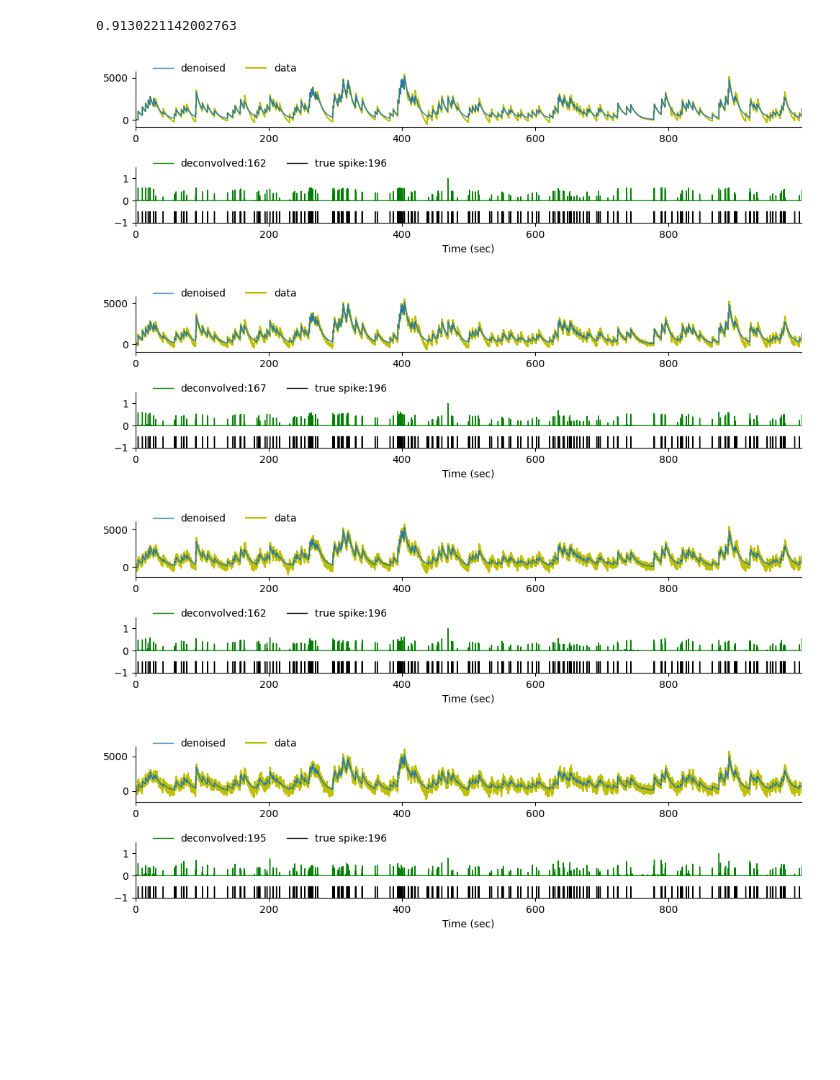
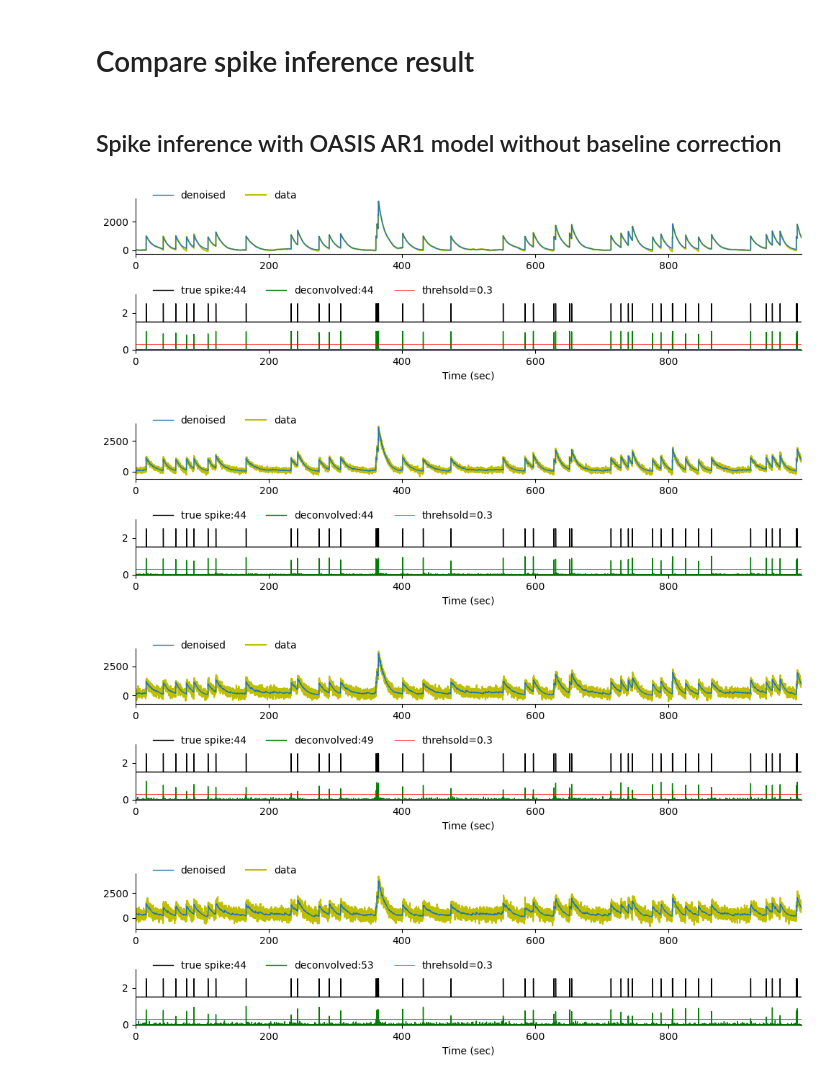
Before and after one commit to yoshihito-saito/Spike_deconvolution_simulation, a Jupyter notebook: Simulate_Deconvolution.ipynb, the cells around one changed output. Drawn from its saved outputs; the diff is of its cells as text; code cells hidden in the pictures; blank space fills up the shorter version.

```diff
--- a/Simulate_Deconvolution.ipynb
+++ b/Simulate_Deconvolution.ipynb
@@ -126,13 +134,14 @@ def calc_dF_F(F, sf_imaging, win_baseline=60):
     dF_F = Fcorr/Fbase
     return Fcorr, dF_F
 # %%
-# Generate spike trains
+# Parameters for spike train generation
 np.random.seed(0)
-N_Neuron = 100
-# rate=np.random.uniform(.005, .05, N_Neuron)
-rate=np.random.uniform(.005, .2, N_Neuron)
-duration=1000
-sf_ephys=10000
+N_Neuron = 100 # Number of neurons
+rate=np.random.uniform(.005, .05, N_Neuron) # Firing rate distribution
+duration=1000 #simulation duration in seconds
+sf_ephys=10000 #sampling frequency of spiking
+
+# Generate spike trains for N_Neurons
 Spike_train = np.zeros([N_Neuron,int(duration*sf_ephys)])
 for i in range(N_Neuron):
     t_ephys, spike_times=generate_spikes(rate=rate[i], duration=duration, sf_ephys=sf_ephys)
@@ -261,4 +287,0 @@ plt.plot(time_waveform,mean_waveforms_sim_all, color='gray')
-# %%
-np.corrcoef(mean_waveforms_all,mean_waveforms_sim_all)[0,1]
-# %% [output]
-0.9130221142002763
@@ -269,8 +288,10 @@ np.corrcoef(mean_waveforms_all,mean_waveforms_sim_all)[0,1]
+# %% [markdown]
+# Compare spike inference result
 # %%
-def plot_trace(t_imaging, t_ephys, dF_F, c, s, true_s, xwindow=[0, 1000]):
+def plot_trace(t_imaging, t_ephys, dF_F, denoised, inf_spikes,true_spikes, threshold=0.2, xwindow=[0, 1000]):
     plt.figure(figsize=(10,3), tight_layout=True)
     plt.subplot(211)
-    plt.plot(t_imaging, c, lw=1, label='denoised')
+    plt.plot(t_imaging, denoised, lw=1, label='denoised')
     plt.plot(t_imaging, dF_F, label='data', zorder=-12, c='y')
     plt.legend(ncol=3, frameon=False, loc=(.02,.9))
     plt.xlim(xwindow[0], xwindow[1])
@@ -278,9 +299,10 @@ def plot_trace(t_imaging, t_ephys, dF_F, c, s, true_s, xwindow=[0, 1000]):
     simpleaxis(plt.gca())
 
     plt.subplot(212)
-    plt.plot(t_imaging, s, lw=1, label='deconvolved:'+str(len(np.where(s>0.2)[0])), c='g')
-    plt.plot(t_ephys, true_s-1.5, lw=1, label='true spike:'+str(len(np.where(true_s>0)[0])), c='black')
-    plt.ylim(-1,1.5)
+    plt.plot(t_ephys, true_spikes+1.5, lw=1, label='true spike:'+str(len(np.where(true_spikes>0)[0])), c='black')
+    plt.plot(t_imaging, inf_spikes, lw=1, label='deconvolved:'+str(len(np.where(inf_spikes>threshold)[0])), c='g')
+    plt.hlines(xmin=xwindow[0], xmax=xwindow[1], y=threshold, color='red', lw=0.5, label='threhsold='+str(threshold))
+    plt.ylim(0,3)
     plt.legend(ncol=3, frameon=False, loc=(.02,.9));
     simpleaxis(plt.gca())
     plt.xlim(xwindow[0], xwindow[1])
@@ -300,11 +312,16 @@ def plot_trace(t_imaging, t_ephys, dF_F, c, s, true_s, xwindow=[0, 1000]):
+# %% [markdown]
+## Spike inference with OASIS AR1 model without baseline correction
 # %%
 Cell_id=20
+threshold=0.3 # threhsold for spike detection
 for k in dF_F_sim_all.keys():
-    c, s = oasisAR1(Fcorr_sim_all[k][Cell_id], g=estimate_parameters(Fcorr_sim_all[k][Cell_id], p=1)[0])
-    s=MinMaxScaler(feature_range=(0, 1), copy=True).fit(s.reshape(-1,1)).transform(s.reshape(-1,1))
-    plot_trace(t_imaging, t_ephys, Fcorr_sim_all[k][Cell_id], c, s, Spike_train[Cell_id],xwindow=[t_imaging.min(), t_imaging.max()])
+    denoised, inf_spikes = oasisAR1(Fcorr_sim_all[k][Cell_id],
+                                    g=estimate_parameters(Fcorr_sim_all[k][Cell_id], p=1)[0])
+    inf_spikes=MinMaxScaler(feature_range=(0, 1), copy=True).fit(inf_spikes.reshape(-1,1)).transform(inf_spikes.reshape(-1,1))
+    plot_trace(t_imaging, t_ephys, Fcorr_sim_all[k][Cell_id], denoised, inf_spikes, Spike_train[Cell_id],
+               threshold=threshold, xwindow=[t_imaging.min(), t_imaging.max()])
 # %% [output]
-[figure, old version]
+[figure, new version]
-[figure, old version]
+[figure, new version]
-[figure, old version]
+[figure, new version]
-[figure, old version]
+[figure, new version]
```
Also changed, not shown: parts of 45 cells of this notebook.
